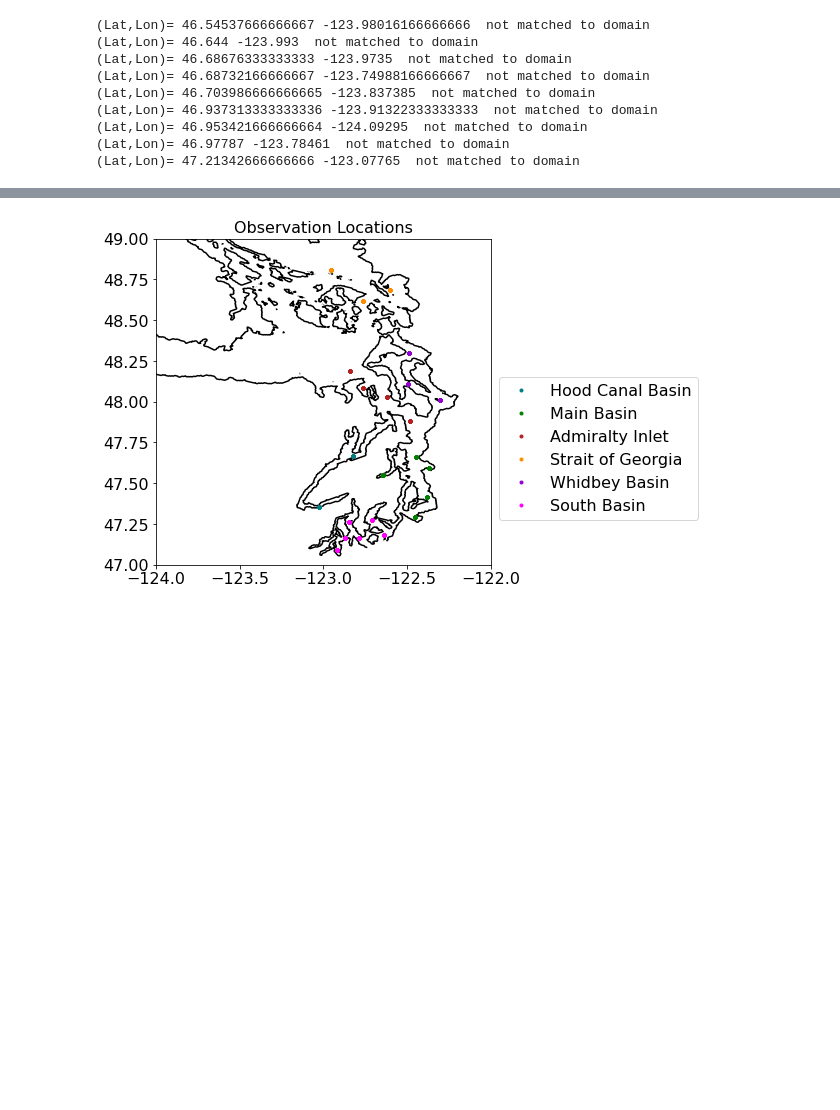
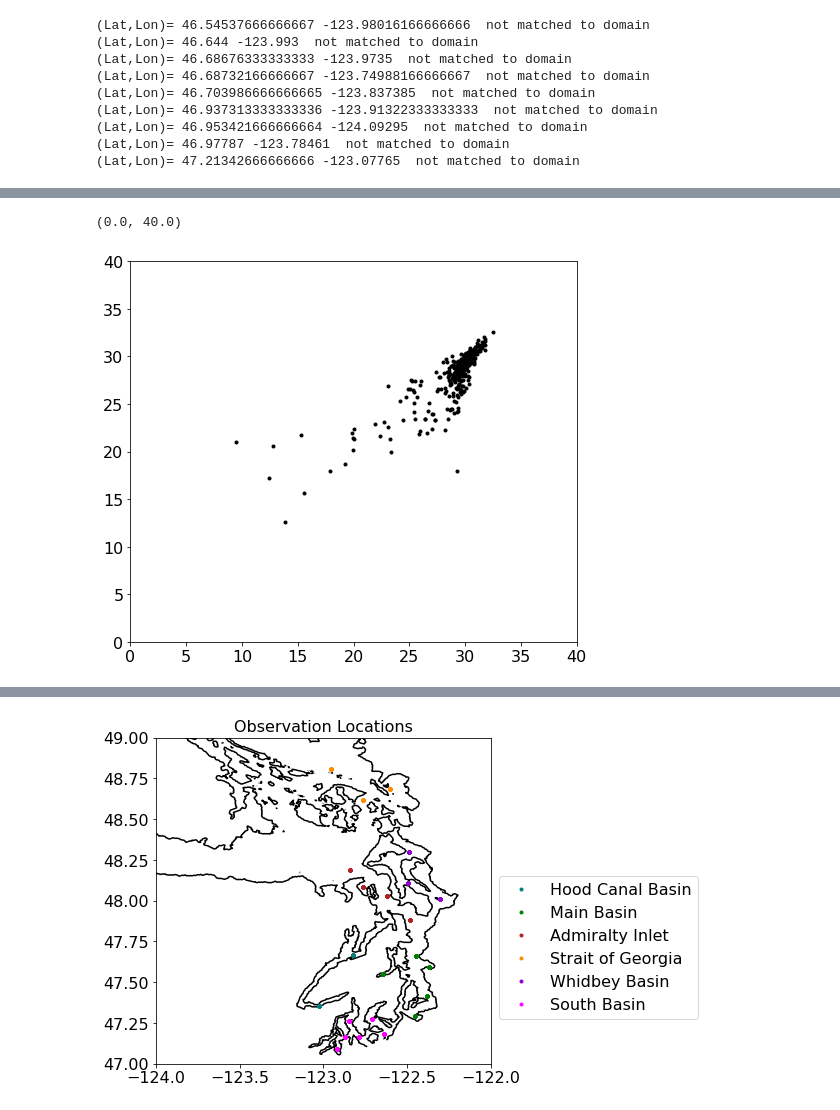
Before and after one commit to SalishSeaCast/analysis-elise-2, a Jupyter notebook: notebooks/bioTuning/HC1905-varvar/Puget_WADE_Example_2009.ipynb, the cells around one changed output, grey strips where cells are left out. Cells and saved outputs as stored; diff of their text form; code cells hidden in the pictures; blank space fills up the shorter version.

```diff
--- a/notebooks/bioTuning/HC1905-varvar/Puget_WADE_Example_2009.ipynb
+++ b/notebooks/bioTuning/HC1905-varvar/Puget_WADE_Example_2009.ipynb
@@ -145,10 +145,10 @@ dfCTD.rename(columns={'Latitude':'Lat','Longitude':'Lon'},inplace=True)
 dfCTD['Z']=-1*dfCTD['Z']
 # Calculate Absolute (Reference) Salinity (g/kg) and Conservative Temperature (deg C) from
 # Salinity (psu) and Temperature (deg C):
-press=gsw.p_from_z(-1*dfCTD['Z'],dfCTD['Lat'])
-dfCTD['SA']=gsw.SA_from_SP(dfCTD['Salinity'],press,
-                           dfCTD['Lon'],dfCTD['Lat'])
-dfCTD['CT']=gsw.CT_from_t(dfCTD['SA'],dfCTD['Temperature'],press)
+press=gsw.p_from_z(-1*dfCTD['Z'].values,dfCTD['Lat'].values)
+dfCTD['SA']=gsw.SA_from_SP(dfCTD['Salinity'].values,press,
+                           dfCTD['Lon'].values,dfCTD['Lat'].values)
+dfCTD['CT']=gsw.CT_from_t(dfCTD['SA'].values,dfCTD['Temperature'].values,press)
 
 dfCTD['Year']=[ii.year for ii in dfCTD['dtUTC']]
 dfCTD['YD']=et.datetimeToYD(dfCTD['dtUTC'])
@@ -165,15 +165,17 @@ test=dfCTD.groupby(['Station','Year','YD','Z']).count()
 print('this should be 1: ',test['Date'].unique())
 # %% [output]
 this should be 1:  [1]
+# %%
+dfCTD2=dfCTD.sort_values(['Station','Date','Z'])
 # %%
 def interpCTDvar(sta,yr,yd,ztarget,ctdvar):
-    ctdlocs=(dfCTD.Station==sta)&(dfCTD.Year==yr)&(dfCTD.YD==yd)
+    ctdlocs=(dfCTD2.Station==sta)&(dfCTD2.Year==yr)&(dfCTD2.YD==yd)
     if np.sum(ctdlocs)==0:
         print(f'Warning: Station {sta}, Year {yr}, year day {yd} not found in dfCTD')
         return np.nan
     else:
-        val=np.interp(ztarget,dfCTD.loc[ctdlocs,['Z']].values.flatten(),
-                  dfCTD.loc[ctdlocs,[ctdvar]].values.flatten())
+        val=np.interp(ztarget,dfCTD2.loc[ctdlocs,['Z']].values.flatten(),
+                  dfCTD2.loc[ctdlocs,[ctdvar]].values.flatten())
         return val
 # %%
 dfCTD.loc[dfCTD.Station=='PSS019']['YD'].unique()
@@ -242,0 +259,8 @@ with nc.Dataset('/data/eolson/results/MEOPAR/NEMO-forcing-new/grid/bathymetry_20
+# %%
+fig, ax = plt.subplots(1,1,figsize = (8,7))
+ax.plot(data['SA'],data['mod_vosaline'],'k.')
+ax.set_xlim(0,40)
+ax.set_ylim(0,40)
+# %% [output]
+(0.0, 40.0)
+[figure, added]
```
Also changed, not shown: parts of 11 cells of this notebook, 1 other file.
